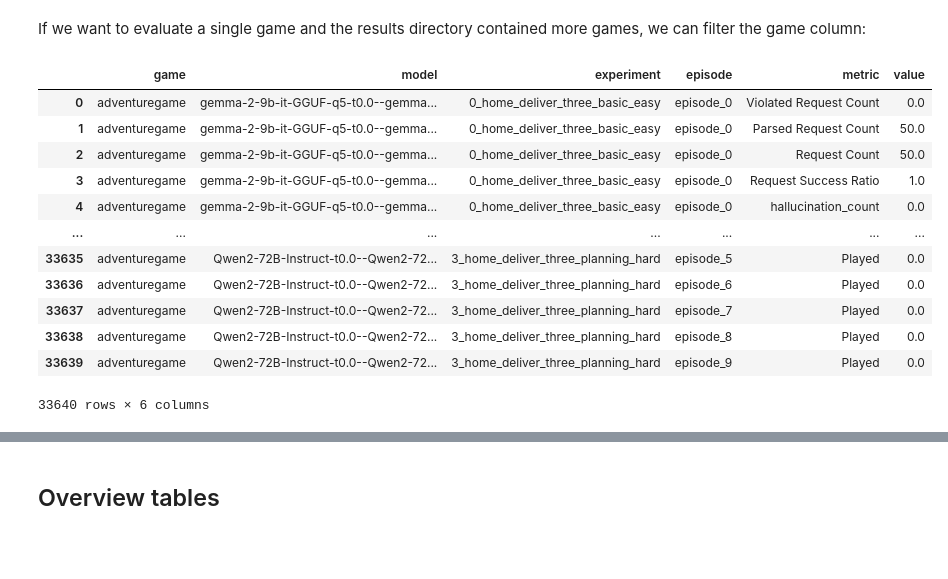
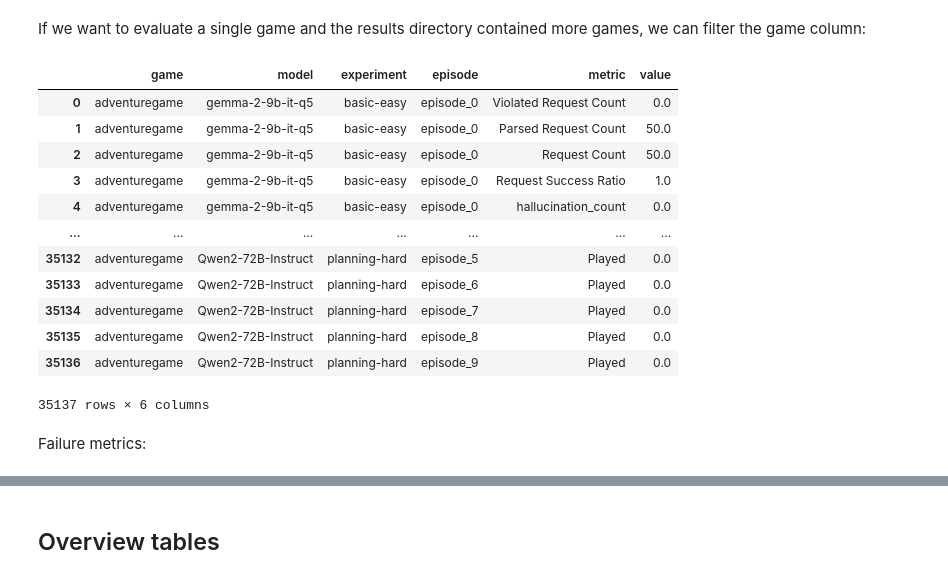
Before and after one commit to Gnurro/clemcore, a Jupyter notebook: adventuregame_eval.ipynb, the cells around one changed output, grey strips where cells are left out. Drawn from its saved outputs; the diff is of its cells as text; code cells hidden in the pictures; blank space fills up the shorter version.

```diff
--- a/adventuregame_eval.ipynb
+++ b/adventuregame_eval.ipynb
@@ -57,18 +106,21 @@ raw_df
 If we want to evaluate a single game and the results directory contained more games, we can filter the game column:
 # %%
 game_df = raw_df[raw_df.game == 'adventuregame']
+game_df = game_df.replace(model_name_dict).replace(experiment_short_name_dict)
 game_df
 # %% [output]
 |  | game | model | experiment | episode | metric | value |
-| 0 | adventuregame | gemma-2-9b-it-GGUF-q5-t0.0--gemma... | 0_home_deliver_three_basic_easy | episode_0 | Violated Request Count | 0.0 |
-| 1 | adventuregame | gemma-2-9b-it-GGUF-q5-t0.0--gemma... | 0_home_deliver_three_basic_easy | episode_0 | Parsed Request Count | 50.0 |
-| 2 | adventuregame | gemma-2-9b-it-GGUF-q5-t0.0--gemma... | 0_home_deliver_three_basic_easy | episode_0 | Request Count | 50.0 |
-| 3 | adventuregame | gemma-2-9b-it-GGUF-q5-t0.0--gemma... | 0_home_deliver_three_basic_easy | episode_0 | Request Success Ratio | 1.0 |
-| 4 | adventuregame | gemma-2-9b-it-GGUF-q5-t0.0--gemma... | 0_home_deliver_three_basic_easy | episode_0 | hallucination_count | 0.0 |
+| 0 | adventuregame | gemma-2-9b-it-q5 | basic-easy | episode_0 | Violated Request Count | 0.0 |
+| 1 | adventuregame | gemma-2-9b-it-q5 | basic-easy | episode_0 | Parsed Request Count | 50.0 |
+| 2 | adventuregame | gemma-2-9b-it-q5 | basic-easy | episode_0 | Request Count | 50.0 |
+| 3 | adventuregame | gemma-2-9b-it-q5 | basic-easy | episode_0 | Request Success Ratio | 1.0 |
+| 4 | adventuregame | gemma-2-9b-it-q5 | basic-easy | episode_0 | hallucination_count | 0.0 |
 | ... | ... | ... | ... | ... | ... | ... |
-| 33635 | adventuregame | Qwen2-72B-Instruct-t0.0--Qwen2-72... | 3_home_deliver_three_planning_hard | episode_5 | Played | 0.0 |
-| 33636 | adventuregame | Qwen2-72B-Instruct-t0.0--Qwen2-72... | 3_home_deliver_three_planning_hard | episode_6 | Played | 0.0 |
-| 33637 | adventuregame | Qwen2-72B-Instruct-t0.0--Qwen2-72... | 3_home_deliver_three_planning_hard | episode_7 | Played | 0.0 |
-| 33638 | adventuregame | Qwen2-72B-Instruct-t0.0--Qwen2-72... | 3_home_deliver_three_planning_hard | episode_8 | Played | 0.0 |
-| 33639 | adventuregame | Qwen2-72B-Instruct-t0.0--Qwen2-72... | 3_home_deliver_three_planning_hard | episode_9 | Played | 0.0 |
+| 35132 | adventuregame | Qwen2-72B-Instruct | planning-hard | episode_5 | Played | 0.0 |
+| 35133 | adventuregame | Qwen2-72B-Instruct | planning-hard | episode_6 | Played | 0.0 |
+| 35134 | adventuregame | Qwen2-72B-Instruct | planning-hard | episode_7 | Played | 0.0 |
+| 35135 | adventuregame | Qwen2-72B-Instruct | planning-hard | episode_8 | Played | 0.0 |
+| 35136 | adventuregame | Qwen2-72B-Instruct | planning-hard | episode_9 | Played | 0.0 |
-33640 rows × 6 columns
+35137 rows × 6 columns
+# %% [markdown]
+Failure metrics:
```
Also changed, not shown: parts of 52 cells of this notebook, 1 other file.
